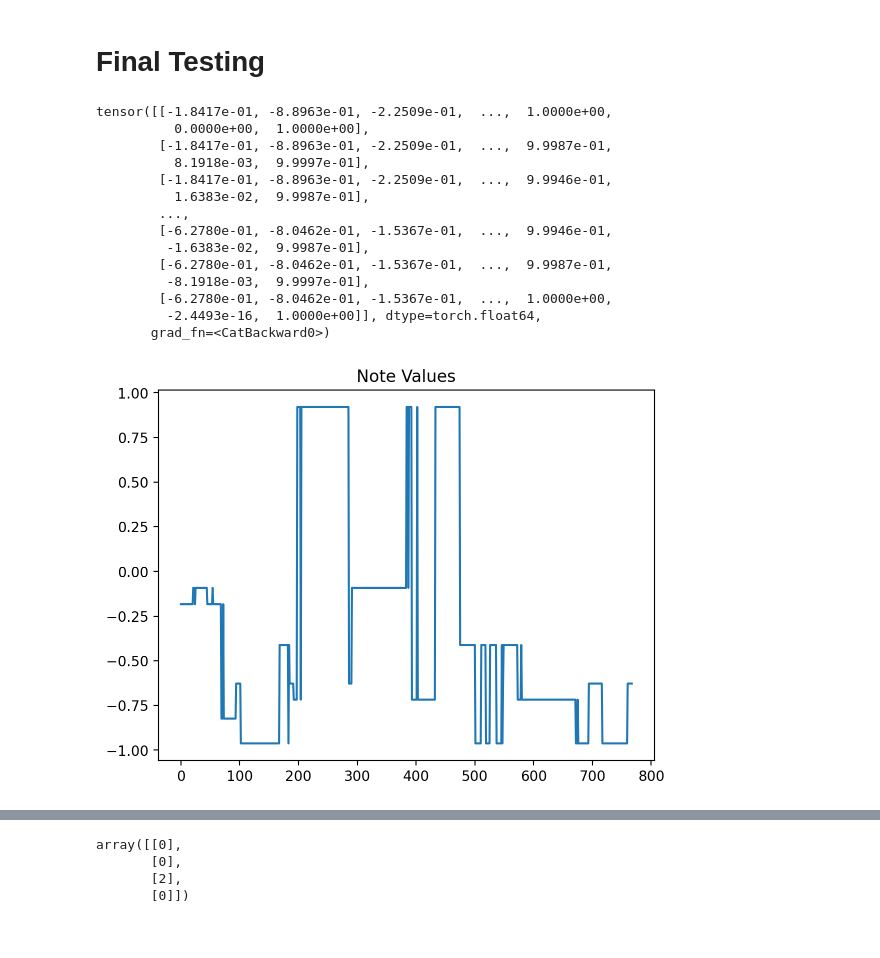
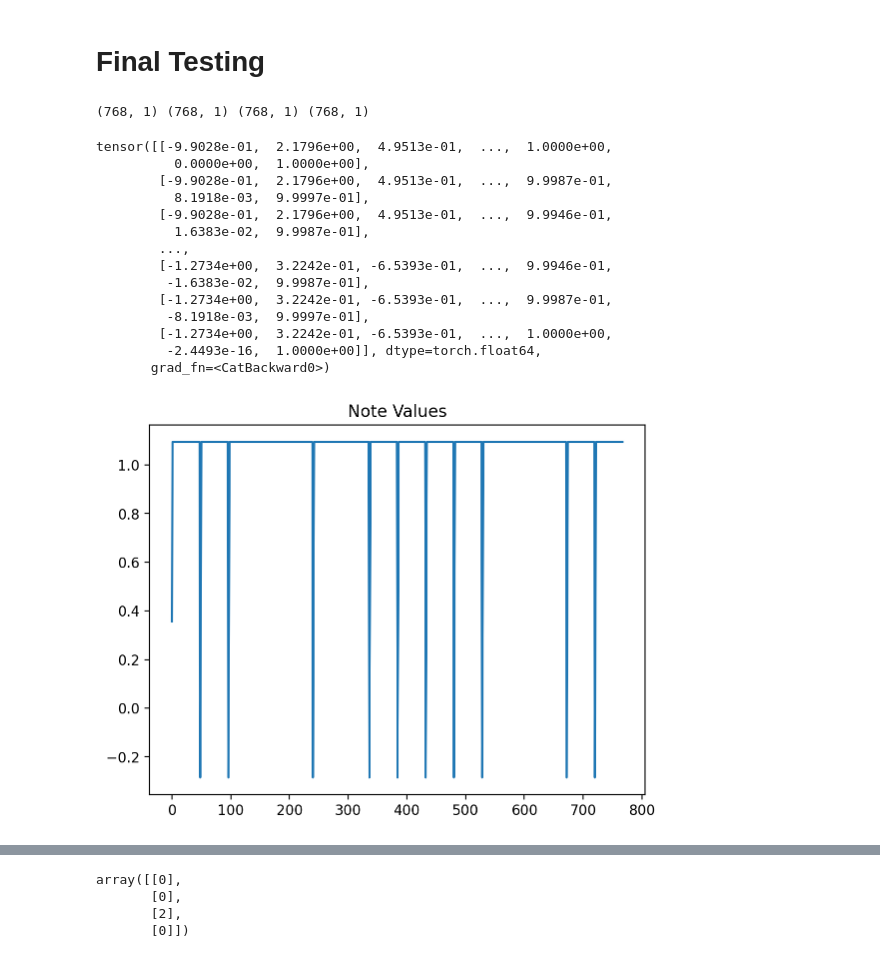
Before and after one commit to RishabhMalviya/raag-midi-gen, a Jupyter notebook: experiments/notebooks/Embedding Layers.ipynb, the cells around one changed output, grey strips where cells are left out. Cells and saved outputs as stored; diff of their text form; code cells hidden in the pictures.

Commit message:
dict-ify dataset samples

```diff
--- a/experiments/notebooks/Embedding Layers.ipynb
+++ b/experiments/notebooks/Embedding Layers.ipynb
@@ -5,40 +5,41 @@ from raag_midi_gen.dataset_muspy import get_dataset
 from raag_midi_gen.tokenization import tokenize
 from raag_midi_gen.embedding import NoteAttributeEmbedding
 # %%
-midi_files_dataset = get_dataset()
-muspy_midi = midi_files_dataset['Aeri Aali - Sthaayi 1.1_2.mid'][-1]
+midi_files_dataset = midi_files_dataset()
+muspy_midi = midi_files_dataset['Aeri Aali - Sthaayi 1.0.mid'][-1]
 # %%
-position, pitch, octave, velocity, note_event_type = tokenize(muspy_midi)
+midi_info_arrays = tokenize(muspy_midi)
 # %%
 embedder = NoteAttributeEmbedding()
-embeddings = embedder(position, pitch, octave, velocity, note_event_type)
+embeddings = embedder(midi_info_arrays)
 embeddings
 # %% [output]
-tensor([[-1.8417e-01, -8.8963e-01, -2.2509e-01,  ...,  1.0000e+00,
-          0.0000e+00,  1.0000e+00],
-        [-1.8417e-01, -8.8963e-01, -2.2509e-01,  ...,  9.9987e-01,
-          8.1918e-03,  9.9997e-01],
-        [-1.8417e-01, -8.8963e-01, -2.2509e-01,  ...,  9.9946e-01,
-          1.6383e-02,  9.9987e-01],
-        ...,
-        [-6.2780e-01, -8.0462e-01, -1.5367e-01,  ...,  9.9946e-01,
-         -1.6383e-02,  9.9987e-01],
-        [-6.2780e-01, -8.0462e-01, -1.5367e-01,  ...,  9.9987e-01,
-         -8.1918e-03,  9.9997e-01],
-        [-6.2780e-01, -8.0462e-01, -1.5367e-01,  ...,  1.0000e+00,
-         -2.4493e-16,  1.0000e+00]], dtype=torch.float64,
-       grad_fn=<CatBackward0>)
+(768, 1) (768, 1) (768, 1) (768, 1)
+tensor([[-9.9028e-01,  2.1796e+00,  4.9513e-01,  ...,  1.0000e+00,
+          0.0000e+00,  1.0000e+00],
+        [-9.9028e-01,  2.1796e+00,  4.9513e-01,  ...,  9.9987e-01,
+          8.1918e-03,  9.9997e-01],
+        [-9.9028e-01,  2.1796e+00,  4.9513e-01,  ...,  9.9946e-01,
+          1.6383e-02,  9.9987e-01],
+        ...,
+        [-1.2734e+00,  3.2242e-01, -6.5393e-01,  ...,  9.9946e-01,
+         -1.6383e-02,  9.9987e-01],
+        [-1.2734e+00,  3.2242e-01, -6.5393e-01,  ...,  9.9987e-01,
+         -8.1918e-03,  9.9997e-01],
+        [-1.2734e+00,  3.2242e-01, -6.5393e-01,  ...,  1.0000e+00,
+         -2.4493e-16,  1.0000e+00]], dtype=torch.float64,
+       grad_fn=<CatBackward0>)
 # %%
 import numpy as np
 import seaborn as sns
 import matplotlib.pyplot as plt
 
 # Plot a histogram
-sns.lineplot(x=np.arange(0,768),y=embeddings.detach().numpy()[:,0])
+sns.lineplot(x=np.arange(0,768),y=embeddings.detach().numpy()[:,9])
 plt.title("Note Values")
 plt.show()
 # %% [output]
-[figure, old version]
+[figure, new version]
 # %%
 import muspy
 
```
Also changed, not shown: parts of 2 cells of this notebook, 3 other files.
